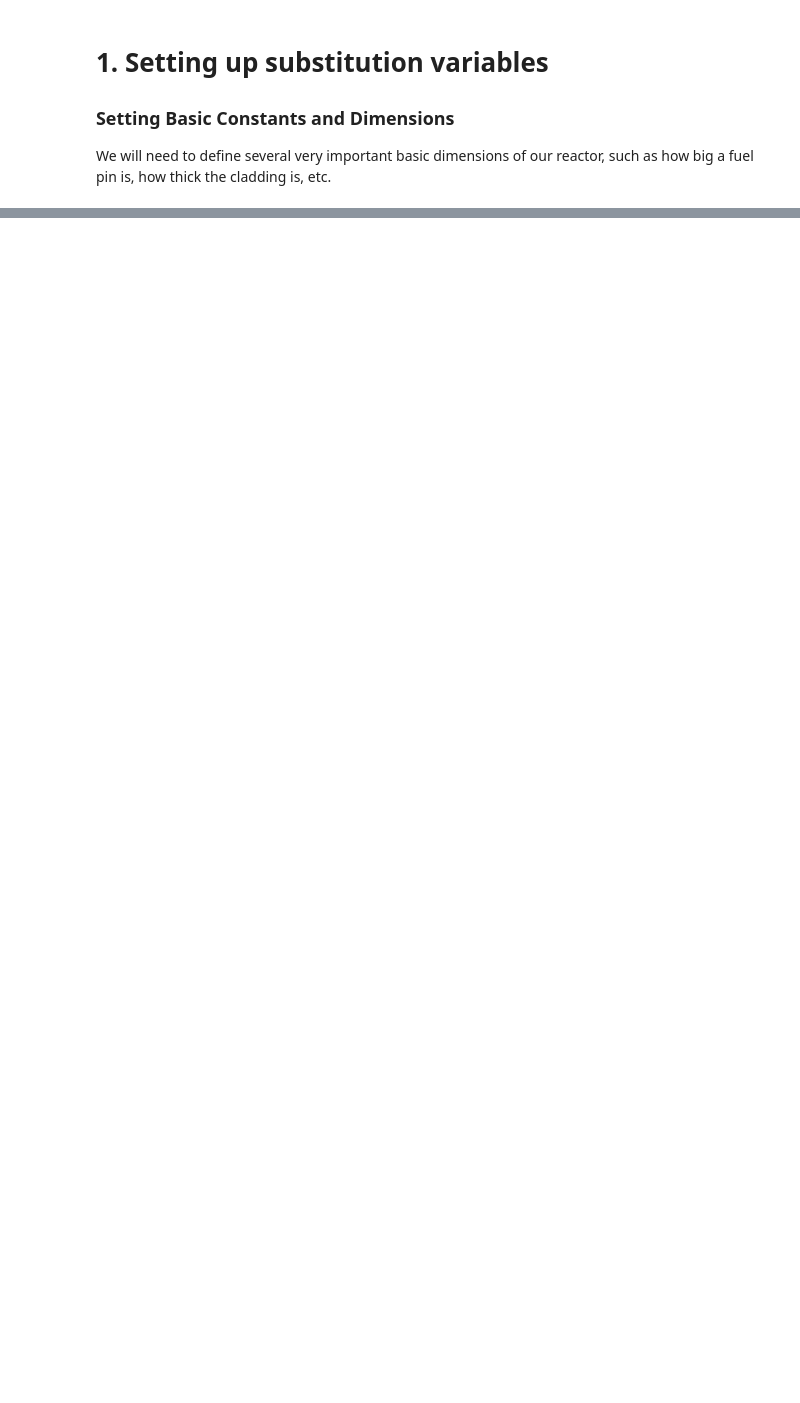
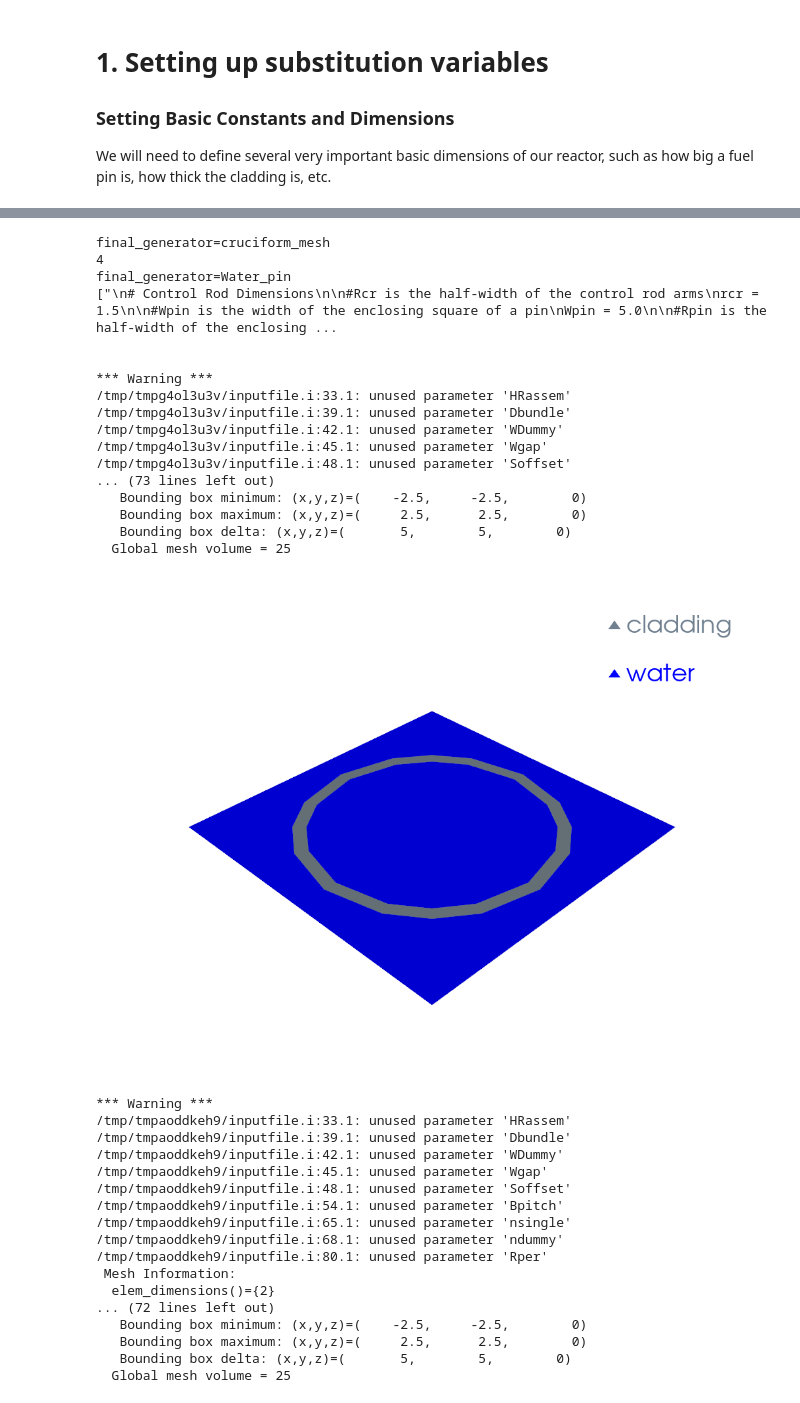
Before and after one commit to mykirby/SSTA-NEP, a Jupyter notebook: reactor_design/Tutorials/Making_complete_meshes.ipynb, the cells around one changed output, grey strips where cells are left out. Cells and saved outputs as stored; diff of their text form; code cells hidden in the pictures; blank space fills up the shorter version.

```diff
--- a/reactor_design/Tutorials/Making_complete_meshes.ipynb
+++ b/reactor_design/Tutorials/Making_complete_meshes.ipynb
@@ -145,0 +452,46 @@ Rsubassem = '{fparse w2*05}'
+# %%
+
+print(Text_sections[4])
+print(Text_sections.index("final_generator=cruciform_mesh"))
+Text_sections[Text_sections.index("final_generator=cruciform_mesh")]="""final_generator=Water_pin"""
+print(Text_sections[4])
+print(Text_sections)
+run_code()
+Text_sections[Text_sections.index("""final_generator=Water_pin""")]="""final_generator=Fuel_pin"""
+run_code()
+# %% [output]
+final_generator=cruciform_mesh
+4
+final_generator=Water_pin
+["\n# Control Rod Dimensions\n\n#Rcr is the half-width of the control rod arms\nrcr = 1.5\n\n#Wpin is the width of the enclosing square of a pin\nWpin = 5.0\n\n#Rpin is the half-width of the enclosing ...
+
+
+*** Warning ***
+/tmp/tmpg4ol3u3v/inputfile.i:33.1: unused parameter 'HRassem'
+/tmp/tmpg4ol3u3v/inputfile.i:39.1: unused parameter 'Dbundle'
+/tmp/tmpg4ol3u3v/inputfile.i:42.1: unused parameter 'WDummy'
+/tmp/tmpg4ol3u3v/inputfile.i:45.1: unused parameter 'Wgap'
+/tmp/tmpg4ol3u3v/inputfile.i:48.1: unused parameter 'Soffset'
+... (73 lines left out)
+   Bounding box minimum: (x,y,z)=(    -2.5,     -2.5,        0)
+   Bounding box maximum: (x,y,z)=(     2.5,      2.5,        0)
+   Bounding box delta: (x,y,z)=(       5,        5,        0)
+  Global mesh volume = 25
+[figure, added]
+*** Warning ***
+/tmp/tmpaoddkeh9/inputfile.i:33.1: unused parameter 'HRassem'
+/tmp/tmpaoddkeh9/inputfile.i:39.1: unused parameter 'Dbundle'
+/tmp/tmpaoddkeh9/inputfile.i:42.1: unused parameter 'WDummy'
+/tmp/tmpaoddkeh9/inputfile.i:45.1: unused parameter 'Wgap'
+/tmp/tmpaoddkeh9/inputfile.i:48.1: unused parameter 'Soffset'
+/tmp/tmpaoddkeh9/inputfile.i:54.1: unused parameter 'Bpitch'
+/tmp/tmpaoddkeh9/inputfile.i:65.1: unused parameter 'nsingle'
+/tmp/tmpaoddkeh9/inputfile.i:68.1: unused parameter 'ndummy'
+/tmp/tmpaoddkeh9/inputfile.i:80.1: unused parameter 'Rper'
+ Mesh Information:
+  elem_dimensions()={2}
+... (72 lines left out)
+   Bounding box minimum: (x,y,z)=(    -2.5,     -2.5,        0)
+   Bounding box maximum: (x,y,z)=(     2.5,      2.5,        0)
+   Bounding box delta: (x,y,z)=(       5,        5,        0)
+  Global mesh volume = 25
```
Also changed, not shown: parts of 9 cells of this notebook.
